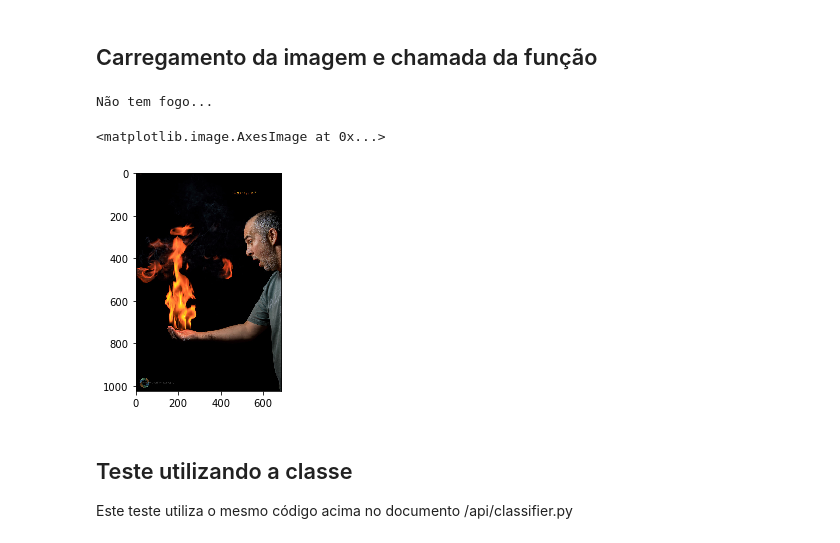
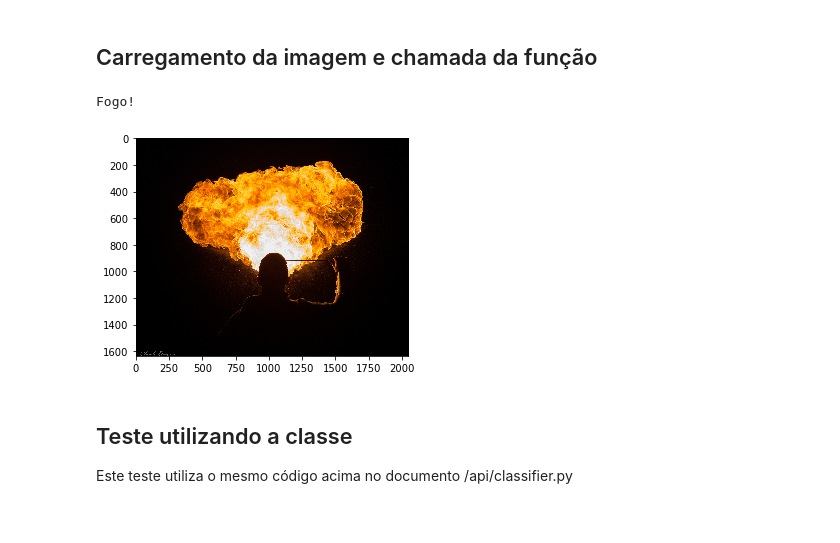
Before and after one commit to aronifanger/fire_detection, a Jupyter notebook: notebooks/Predição de imagens de incêndio com CNN.ipynb, the cells around one changed output. Cells and saved outputs as stored; diff of their text form; code cells hidden in the pictures.

```diff
--- a/notebooks/Predição de imagens de incêndio com CNN.ipynb
+++ b/notebooks/Predição de imagens de incêndio com CNN.ipynb
@@ -4,10 +4,10 @@
 ## Definição dos endereços
 # %%
 # Dados para treinamento
-train_data_dir = '../datasets/FireIds'
+train_data_dir = '/home/notebooks/rnpi-all-iamaron-master/src/datasets/FireIds'
 
 # Dados para teste
-test_data_dir = '../datasets/Validation'
+test_data_dir = '/home/notebooks/rnpi-all-iamaron-master/src/datasets/Validation'
 
 # Modelos
 models_dir = '../models/'
@@ -112,22 +114,21 @@ def plot_from_path(image_path):
 # %%
 import os
 
 # Seleciona a pasta
 fire_dataset = True
 if(fire_dataset):
     path = test_data_dir+'/fire/'
     files = os.listdir(path)
 else:
     path = test_data_dir+'/not_fire/'
     files = os.listdir(fire_path)
 
-image_path = path+files[11]
+image_path = path+files[4]
 print predict_from_path(image_path)
 plot_from_path(image_path)
 # %% [output]
-Não tem fogo...
+Fogo!
-<matplotlib.image.AxesImage at 0x...>
-[figure, old version]
+[figure, new version]
 # %% [markdown]
 ## Teste utilizando a classe
 
```
Also changed, not shown: parts of 5 cells of this notebook, 2 other files.
